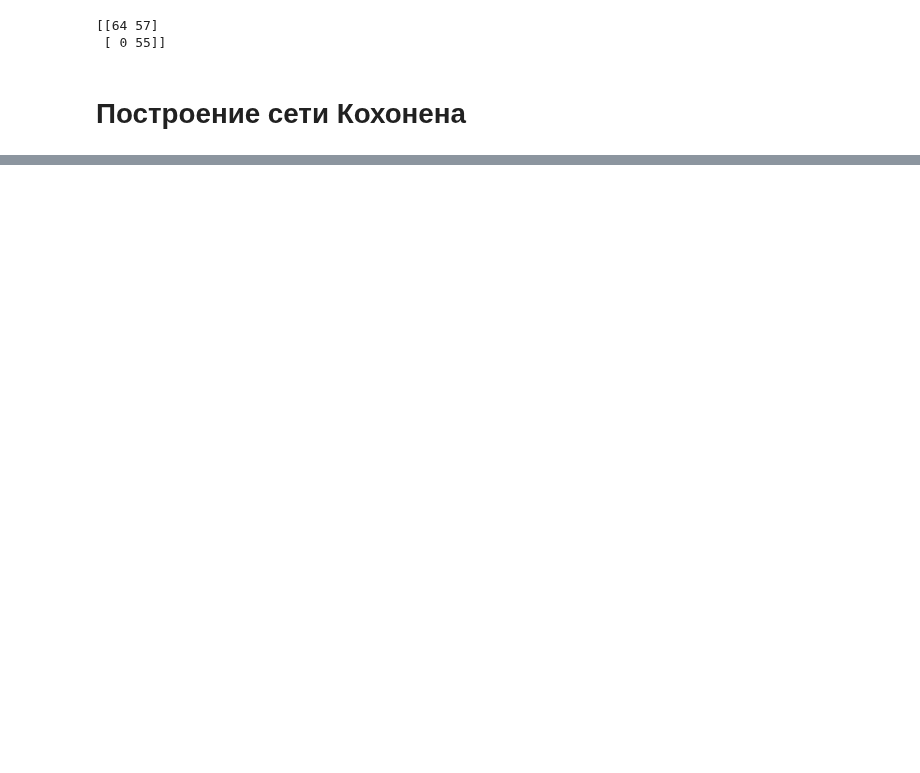
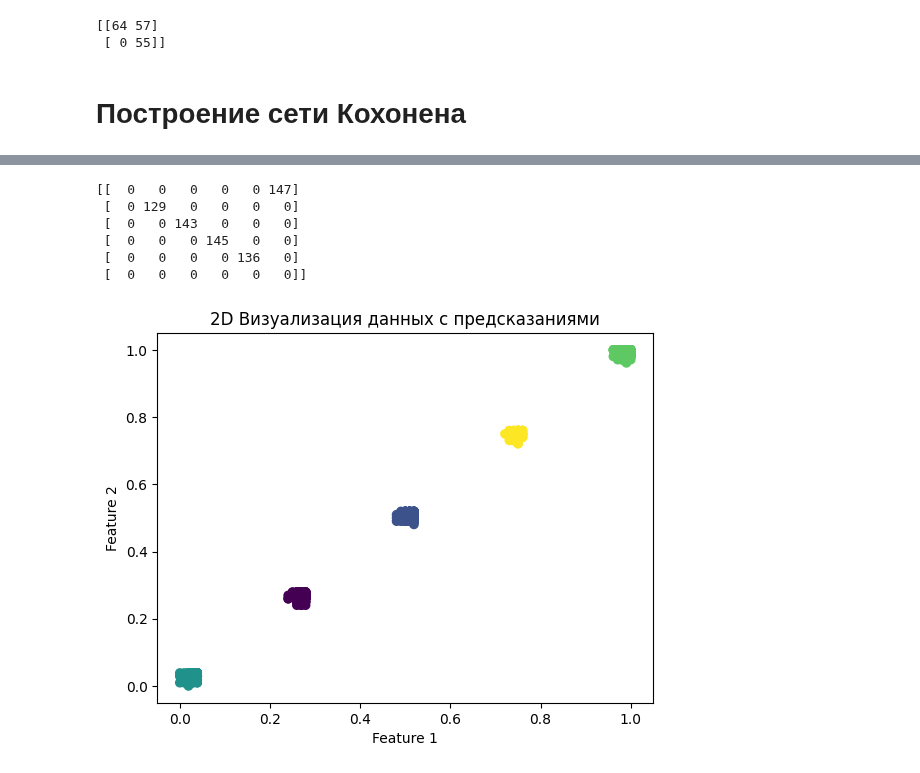
Before and after one commit to MorozovDesu/neural_network_technologies, a Jupyter notebook: "Нейросетевые_технологии_1_Лаба_ipynb".ipynb, the cells around one changed output, grey strips where cells are left out. Drawn from its saved outputs; the diff is of its cells as text; code cells hidden in the pictures; blank space fills up the shorter version.

```diff
--- a/"Нейросетевые_технологии_1_Лаба_ipynb".ipynb
+++ b/"Нейросетевые_технологии_1_Лаба_ipynb".ipynb
@@ -993,3 +949,3 @@ Empty PNN created.
 # %%
-pnn.train(X_train, y_train, p=1)
+pnn.train(X_train, y_train, p=5)
 # %% [output]
@@ -996,0 +1008,21 @@ IndexError: ignored
+# %%
+# Функция для инициализации нейронной сети с заданными размерами входного слоя, скрытого слоя и выходного слоя
+def initialize_network(n_inputs, n_hidden, n_outputs):
+  network = list()  # Создаем список для хранения слоев нейронной сети
+  # Инициализация весов для скрытого слоя
+  hidden_layer = [{'weights':[random() for i in range(n_inputs + 1)]} for i in range(n_hidden)]
+  network.append(hidden_layer)  # Добавляем скрытый слой в сеть
+  # Инициализация весов для выходного слоя
+  output_layer = [{'weights':[random() for i in range(n_hidden + 1)]} for i in range(n_outputs)]
+  network.append(output_layer)  # Добавляем выходной слой в сеть
+  return network  # Возвращаем инициализированную нейронную сеть
+
+# Устанавливаем начальное значение для генератора случайных чисел (для воспроизводимости)
+seed(1)
+
+# Инициализация нейронной сети с 2 входами, 4 нейронами в скрытом слое и 5 нейронами в выходном слое
+network = initialize_network(2, 4, 5)
+
+# Выводим инициализированные веса нейронной сети
+for layer in network:
+  print(layer)
@@ -996,0 +1199,26 @@ IndexError: ignored
+# %%
+# Создаем пустой массив для предсказаний на обучающем наборе данных
+predictTrain = []
+
+# Проходим по данным в наборе dataset
+for row in dataset:
+    prediction = predict(network, row)  # Делаем прогноз для текущей строки
+    predictTrain.append(prediction)
+
+# Выводим матрицу ошибок (confusion matrix) между Y_train и predictTrain
+print(confusion_matrix(Y_train, predictTrain))
+
+# Создаем 2D график для визуализации данных
+plt.scatter(X_train[:, 0], X_train[:, 1], c=predictTrain, marker='o', linewidths=1)
+plt.xlabel('Feature 1')
+plt.ylabel('Feature 2')
+plt.title('2D Визуализация данных с предсказаниями')
+plt.show()
+# %% [output]
+[[  0   0   0   0   0 147]
+ [  0 129   0   0   0   0]
+ [  0   0 143   0   0   0]
+ [  0   0   0 145   0   0]
+ [  0   0   0   0 136   0]
+ [  0   0   0   0   0   0]]
+[figure, added]
```
Also changed, not shown: parts of 33 cells of this notebook.
